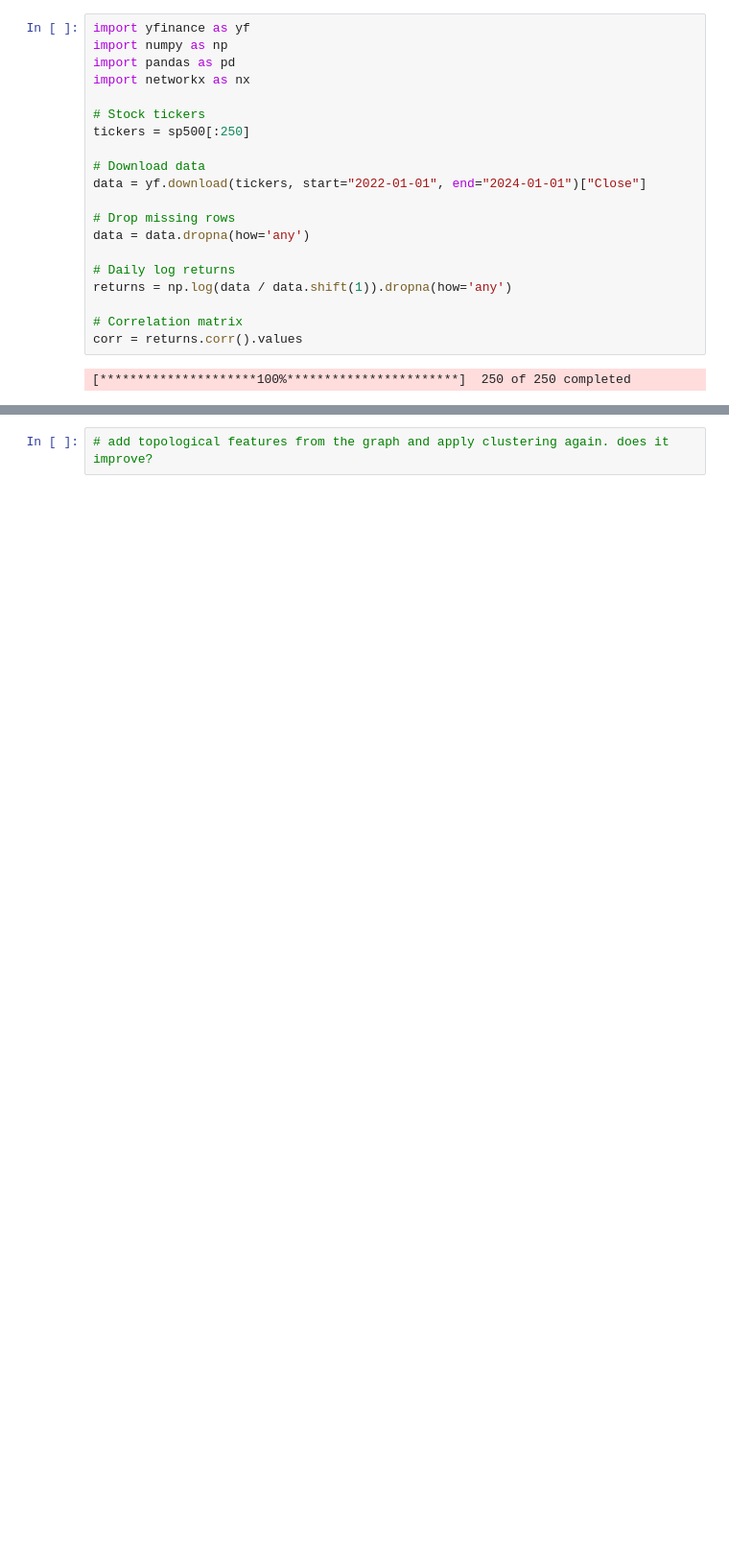
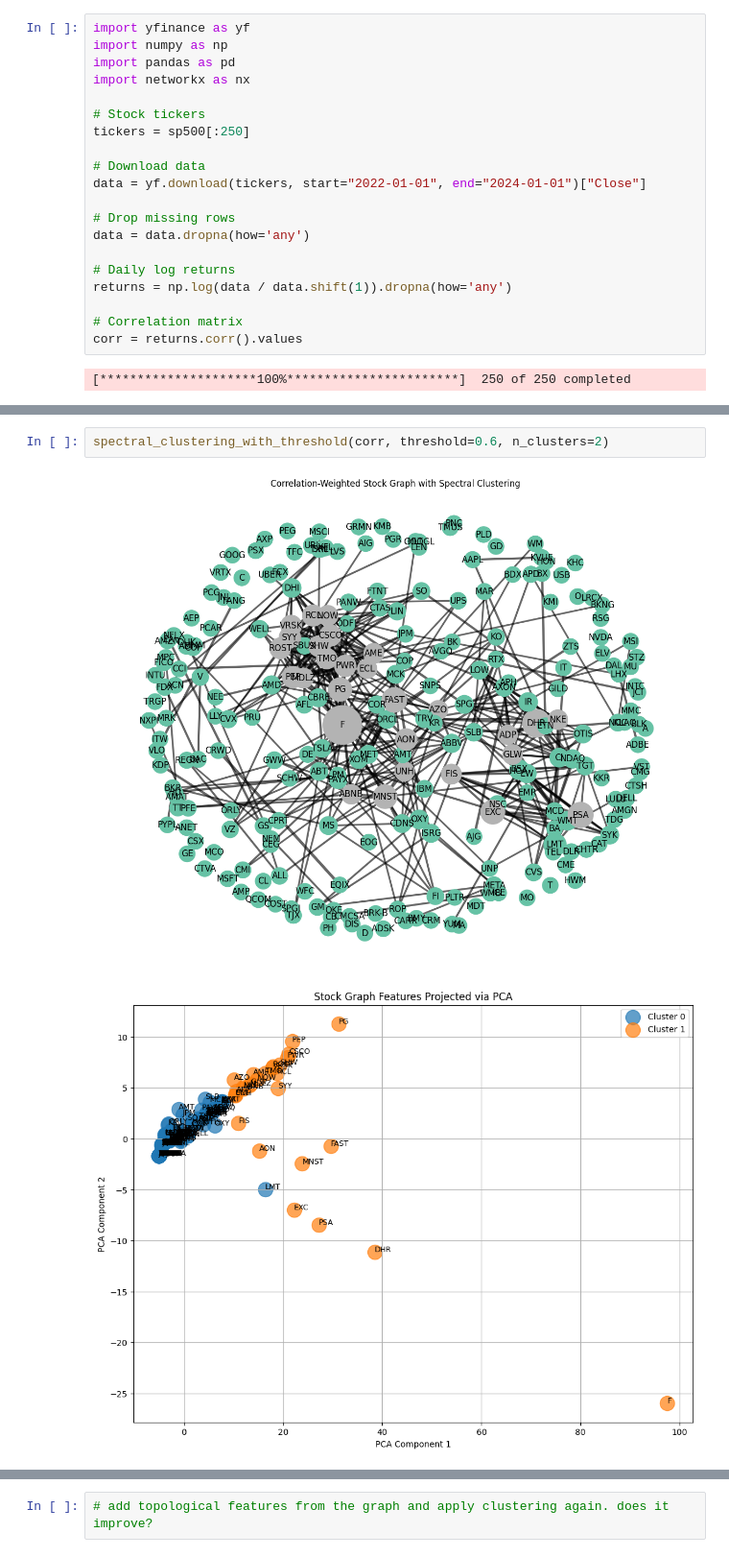
Before and after one commit to casslee1351/Finance-Projects, a Jupyter notebook: Graph-based Methods on Stock Returns.ipynb, the cells around one changed output, grey strips where cells are left out. Shown at 96% size. Drawn from its saved outputs; the diff is of its cells as text; blank space fills up the shorter version.

```diff
--- a/Graph-based Methods on Stock Returns.ipynb
+++ b/Graph-based Methods on Stock Returns.ipynb
@@ -204,0 +177,5 @@ plt.show()
+# %%
+spectral_clustering_with_threshold(corr, threshold=0.6, n_clusters=2)
+# %% [output]
+[figure, added]
+[figure, added]
```
Also changed, not shown: parts of 11 cells of this notebook.
